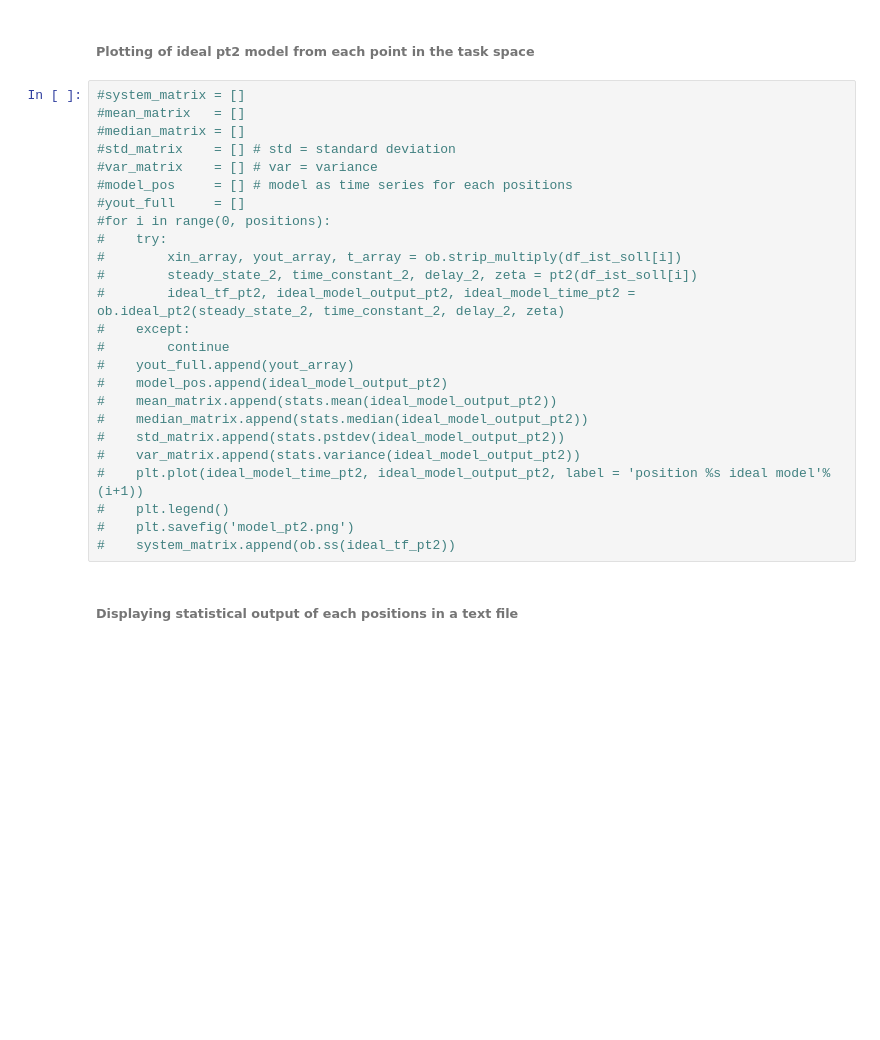
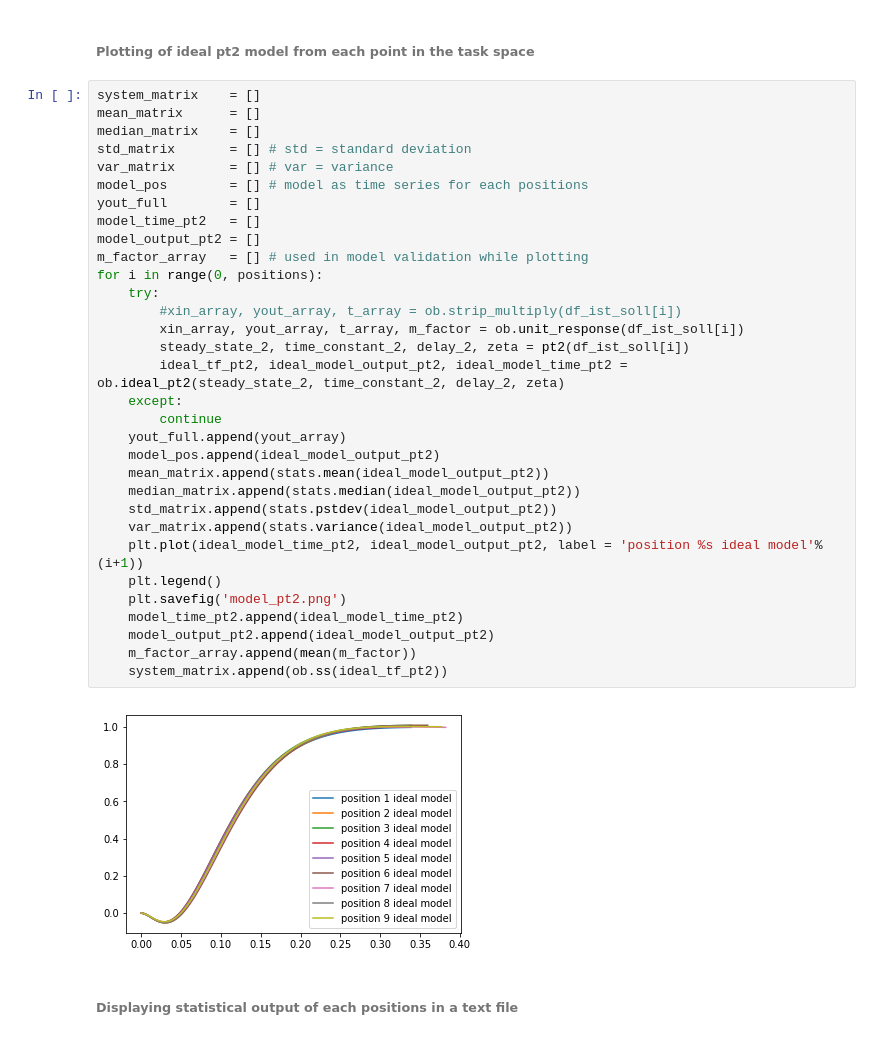
Before and after one commit to lth-tt/sysid2, a Jupyter notebook: Process_Modeling_py2.ipynb, the cells around one changed output. Cells and saved outputs as stored; diff of their text form; blank space fills up the shorter version.

Commit message:
delay correction and validation

```diff
--- a/Process_Modeling_py2.ipynb
+++ b/Process_Modeling_py2.ipynb
@@ -184,30 +204,39 @@ for i in range(0, positions):
 # %% [markdown]
 ###### Plotting of ideal pt2 model from each point in the task space
 # %%
-#system_matrix = []
-#mean_matrix   = []
-#median_matrix = []
-#std_matrix    = [] # std = standard deviation
-#var_matrix    = [] # var = variance
-#model_pos     = [] # model as time series for each positions
-#yout_full     = []
-#for i in range(0, positions):
-#    try:
-#        xin_array, yout_array, t_array = ob.strip_multiply(df_ist_soll[i])
-#        steady_state_2, time_constant_2, delay_2, zeta = pt2(df_ist_soll[i])
-#        ideal_tf_pt2, ideal_model_output_pt2, ideal_model_time_pt2 = ob.ideal_pt2(steady_state_2, time_constant_2, delay_2, zeta)
-#    except:
-#        continue
-#    yout_full.append(yout_array)
-#    model_pos.append(ideal_model_output_pt2)
-#    mean_matrix.append(stats.mean(ideal_model_output_pt2))
-#    median_matrix.append(stats.median(ideal_model_output_pt2))
-#    std_matrix.append(stats.pstdev(ideal_model_output_pt2))
-#    var_matrix.append(stats.variance(ideal_model_output_pt2))
-#    plt.plot(ideal_model_time_pt2, ideal_model_output_pt2, label = 'position %s ideal model'%(i+1))
-#    plt.legend()
-#    plt.savefig('model_pt2.png')
-#    system_matrix.append(ob.ss(ideal_tf_pt2))
+system_matrix    = []
+mean_matrix      = []
+median_matrix    = []
+std_matrix       = [] # std = standard deviation
+var_matrix       = [] # var = variance
+model_pos        = [] # model as time series for each positions
+yout_full        = []
+model_time_pt2   = []
+model_output_pt2 = []
+m_factor_array   = [] # used in model validation while plotting
+for i in range(0, positions):
+    try:
+        #xin_array, yout_array, t_array = ob.strip_multiply(df_ist_soll[i])
+        xin_array, yout_array, t_array, m_factor = ob.unit_response(df_ist_soll[i])
+        steady_state_2, time_constant_2, delay_2, zeta = pt2(df_ist_soll[i])
+        ideal_tf_pt2, ideal_model_output_pt2, ideal_model_time_pt2 = ob.ideal_pt2(steady_state_2, time_constant_2, delay_2, zeta)
+    except:
+        continue
+    yout_full.append(yout_array)
+    model_pos.append(ideal_model_output_pt2)
+    mean_matrix.append(stats.mean(ideal_model_output_pt2))
+    median_matrix.append(stats.median(ideal_model_output_pt2))
+    std_matrix.append(stats.pstdev(ideal_model_output_pt2))
+    var_matrix.append(stats.variance(ideal_model_output_pt2))
+    plt.plot(ideal_model_time_pt2, ideal_model_output_pt2, label = 'position %s ideal model'%(i+1))
+    plt.legend()
+    plt.savefig('model_pt2.png')
+    model_time_pt2.append(ideal_model_time_pt2)
+    model_output_pt2.append(ideal_model_output_pt2)
+    m_factor_array.append(mean(m_factor))
+    system_matrix.append(ob.ss(ideal_tf_pt2))
+# %% [output]
+[figure, added]
 # %% [markdown]
 ###### Displaying statistical output of each positions in a text file
 # %%
```
Also changed, not shown: parts of 5 cells of this notebook, 9 other files.
